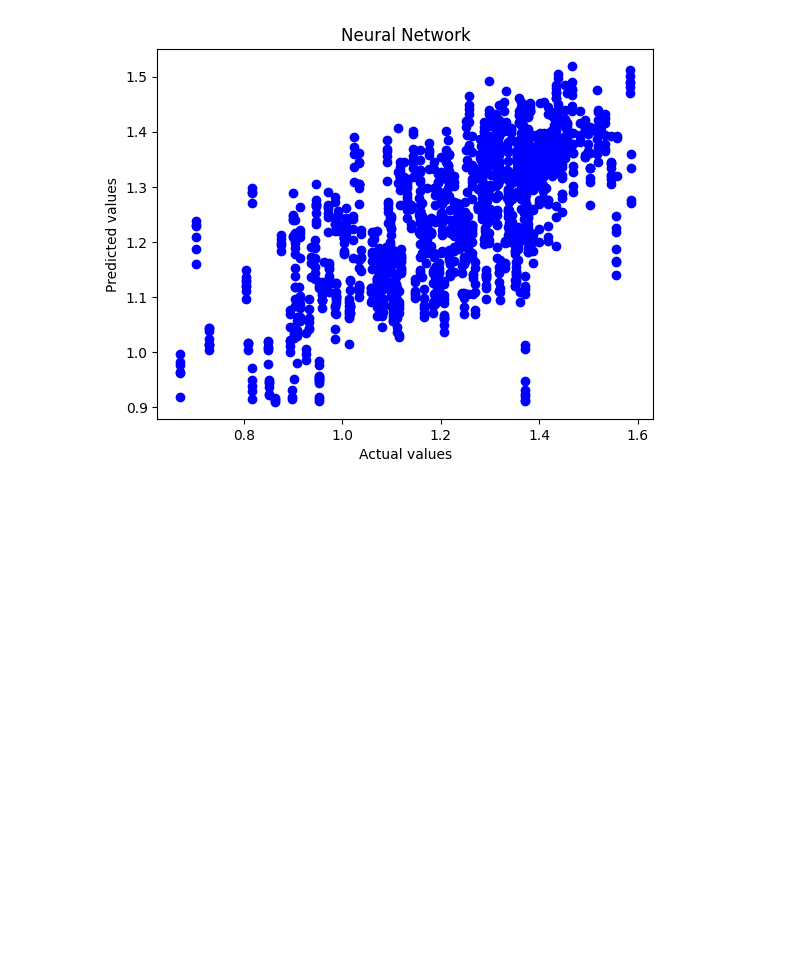
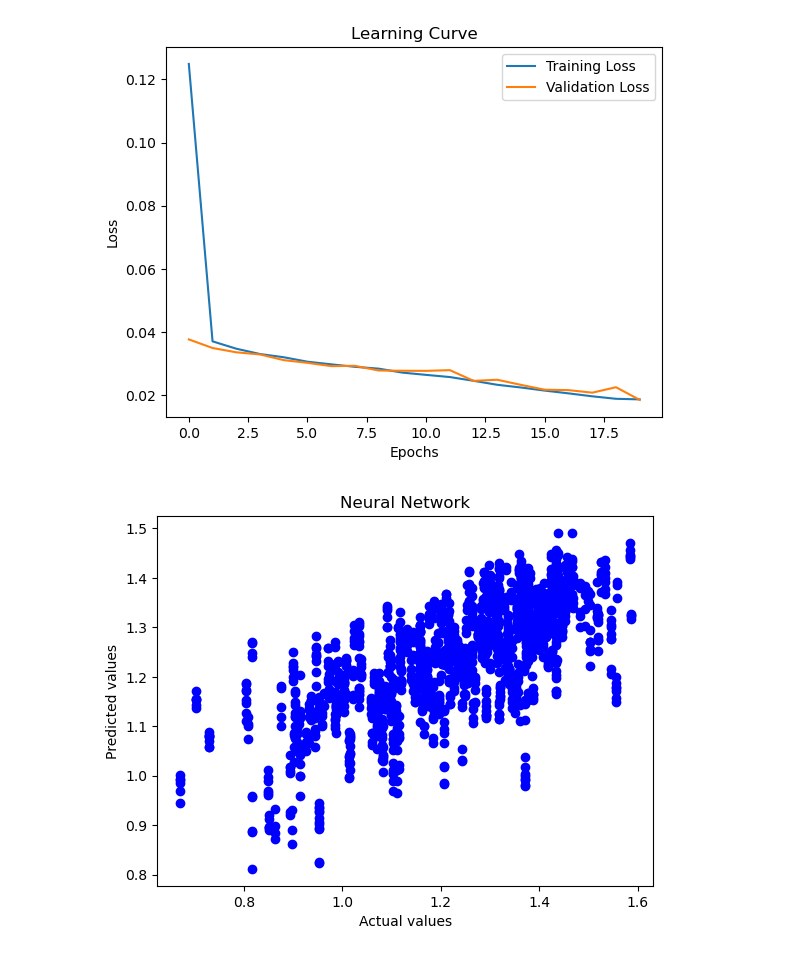
Before and after one commit to kgiri2000/COSC4550_COSC5550Project, a Jupyter notebook: Code/NeuralNetworkPyTorch/neuralnetwork.ipynb, the cells around one changed output. Cells and saved outputs as stored; diff of their text form; code cells hidden in the pictures; blank space fills up the shorter version.

```diff
--- a/Code/NeuralNetworkPyTorch/neuralnetwork.ipynb
+++ b/Code/NeuralNetworkPyTorch/neuralnetwork.ipynb
@@ -1,20 +1,20 @@
 # %%
-# Importing the libraries
 import numpy as np
-import matplotlib.pyplot as plt
 import pandas as pd
 from sklearn.model_selection import train_test_split
 from sklearn.preprocessing import StandardScaler, OneHotEncoder
 from sklearn.compose import ColumnTransformer
 from sklearn.ensemble import RandomForestRegressor
-from sklearn.metrics import r2_score
+from sklearn.metrics import mean_squared_error, r2_score
 import torch
 import torch.nn as nn
 import torch.optim as optim
 from torch.utils.data import DataLoader, TensorDataset, random_split
+import matplotlib.pyplot as plt
 
 # Importing the dataset from Excel
-dataset = pd.read_excel('dates.xlsx')
+filepath = '../DataGeneration/generate_data.xlsx'
+dataset = pd.read_excel(filepath)
 
 # Assuming the target variable is in the last column
 X = dataset.iloc[:, 1:8].values
@@ -80,6 +80,9 @@ optimizer = optim.Adam(model.parameters(), lr=0.001)
 # Train the model
 num_epochs = 20
 
+train_losses = []
+val_losses = []
+
 for epoch in range(num_epochs):
     model.train()
     total_loss = 0.0
@@ -91,7 +94,21 @@ for epoch in range(num_epochs):
         optimizer.step()
         total_loss += loss.item()
 
-    print(f'Epoch {epoch + 1}/{num_epochs}, Loss: {total_loss / len(train_loader)}')
+    # Validation loss
+    model.eval()
+    with torch.no_grad():
+        val_loss = 0.0
+        for inputs, labels in test_loader:
+            outputs = model(inputs)
+            val_loss += criterion(outputs, labels).item()
+
+    avg_train_loss = total_loss / len(train_loader)
+    avg_val_loss = val_loss / len(test_loader)
+
+    train_losses.append(avg_train_loss)
+    val_losses.append(avg_val_loss)
+
+    print(f'Epoch {epoch + 1}/{num_epochs}, Train Loss: {avg_train_loss}, Val Loss: {avg_val_loss}')
 
 # Evaluate the model on the test set
 model.eval()
@@ -104,8 +121,20 @@ y_pred = y_pred_tensor.numpy()
 y_test_np = y_test_tensor.numpy()
 
 # Evaluate the Model Performance
+mse = mean_squared_error(y_test_np, y_pred)
 r2 = r2_score(y_test_np, y_pred)
+
+print(f'Mean Squared Error: {mse}')
 print(f'R-squared: {r2}')
+
+# Plotting the learning curve
+plt.plot(train_losses, label='Training Loss')
+plt.plot(val_losses, label='Validation Loss')
+plt.legend()
+plt.title('Learning Curve')
+plt.xlabel('Epochs')
+plt.ylabel('Loss')
+plt.show()
 
 # Plotting the results (optional)
 plt.scatter(y_test, y_pred, color='blue')
@@ -134 +163,2 @@ R-squared: 0.441832849411089
-[figure, old version]
+[figure, new version]
+[figure, added]
```
Also changed, not shown: parts of 1 cell of this notebook, 1 other file.
